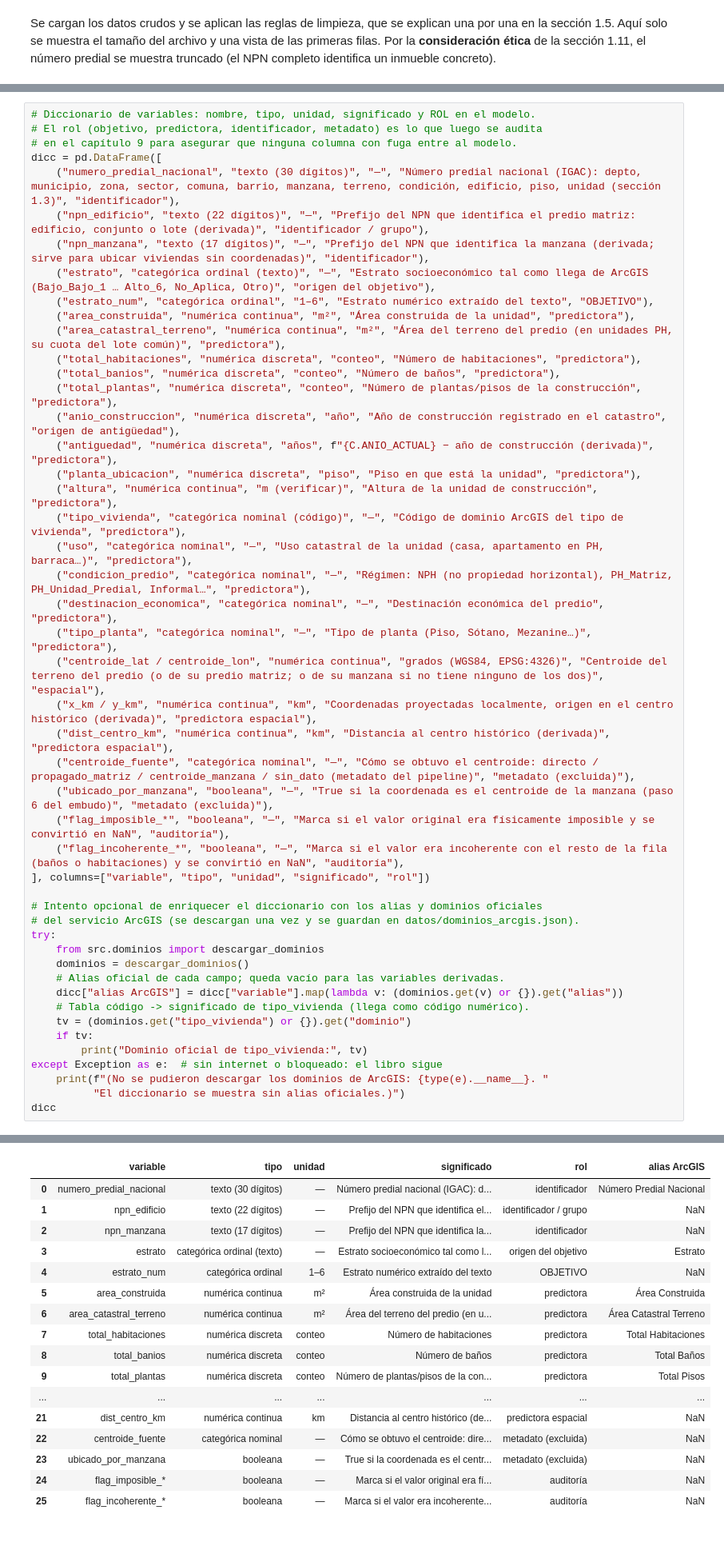
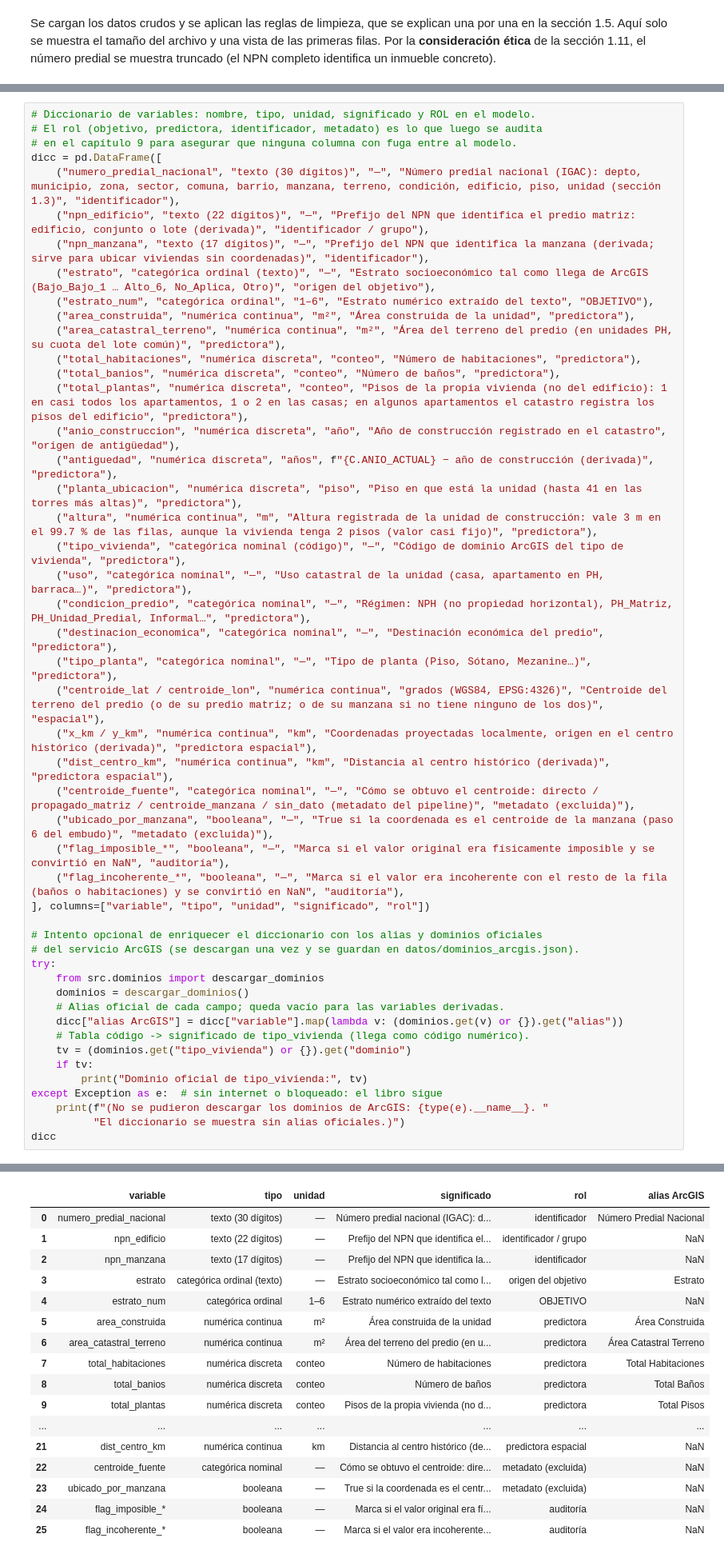
Before and after one commit to mcarocantillo/entregable1-ml-barranquilla, a Jupyter notebook: notebooks/01_base_de_datos.ipynb, the cells around one changed output, grey strips where cells are left out. Shown at 80% size. Drawn from its saved outputs; the diff is of its cells as text.

Commit message:
Aclarar total_plantas, planta_ubicacion y altura (diccionario, limitaciones y etiquetas del dashboard)
Co-Authored-By: Claude Opus 5.5 <noreply@anthropic.com>

```diff
--- a/notebooks/01_base_de_datos.ipynb
+++ b/notebooks/01_base_de_datos.ipynb
@@ -283,11 +283,11 @@ dicc = pd.DataFrame([
     ("area_catastral_terreno", "numérica continua", "m²", "Área del terreno del predio (en unidades PH, su cuota del lote común)", "predictora"),
     ("total_habitaciones", "numérica discreta", "conteo", "Número de habitaciones", "predictora"),
     ("total_banios", "numérica discreta", "conteo", "Número de baños", "predictora"),
-    ("total_plantas", "numérica discreta", "conteo", "Número de plantas/pisos de la construcción", "predictora"),
+    ("total_plantas", "numérica discreta", "conteo", "Pisos de la propia vivienda (no del edificio): 1 en casi todos los apartamentos, 1 o 2 en las casas; en algunos apartamentos el catastro registra los pisos del edificio", "predictora"),
     ("anio_construccion", "numérica discreta", "año", "Año de construcción registrado en el catastro", "origen de antigüedad"),
     ("antiguedad", "numérica discreta", "años", f"{C.ANIO_ACTUAL} − año de construcción (derivada)", "predictora"),
-    ("planta_ubicacion", "numérica discreta", "piso", "Piso en que está la unidad", "predictora"),
-    ("altura", "numérica continua", "m (verificar)", "Altura de la unidad de construcción", "predictora"),
+    ("planta_ubicacion", "numérica discreta", "piso", "Piso en que está la unidad (hasta 41 en las torres más altas)", "predictora"),
+    ("altura", "numérica continua", "m", "Altura registrada de la unidad de construcción: vale 3 m en el 99.7 % de las filas, aunque la vivienda tenga 2 pisos (valor casi fijo)", "predictora"),
     ("tipo_vivienda", "categórica nominal (código)", "—", "Código de dominio ArcGIS del tipo de vivienda", "predictora"),
     ("uso", "categórica nominal", "—", "Uso catastral de la unidad (casa, apartamento en PH, barraca…)", "predictora"),
     ("condicion_predio", "categórica nominal", "—", "Régimen: NPH (no propiedad horizontal), PH_Matriz, PH_Unidad_Predial, Informal…", "predictora"),
@@ -302,34 +302,34 @@ dicc = pd.DataFrame([
     ("flag_incoherente_*", "booleana", "—", "Marca si el valor era incoherente con el resto de la fila (baños o habitaciones) y se convirtió en NaN", "auditoría"),
 ], columns=["variable", "tipo", "unidad", "significado", "rol"])
 
 # Intento opcional de enriquecer el diccionario con los alias y dominios oficiales
 # del servicio ArcGIS (se descargan una vez y se guardan en datos/dominios_arcgis.json).
 try:
     from src.dominios import descargar_dominios
     dominios = descargar_dominios()
     # Alias oficial de cada campo; queda vacío para las variables derivadas.
     dicc["alias ArcGIS"] = dicc["variable"].map(lambda v: (dominios.get(v) or {}).get("alias"))
     # Tabla código -> significado de tipo_vivienda (llega como código numérico).
     tv = (dominios.get("tipo_vivienda") or {}).get("dominio")
     if tv:
         print("Dominio oficial de tipo_vivienda:", tv)
 except Exception as e:  # sin internet o bloqueado: el libro sigue
     print(f"(No se pudieron descargar los dominios de ArcGIS: {type(e).__name__}. "
           "El diccionario se muestra sin alias oficiales.)")
 dicc
 # %% [output]
 Dominio oficial de tipo_vivienda: {'1': 'Vivienda de Interés Social', '2': 'Vivienda de Interés Prioritario', '3': 'Vivienda que no es de interés social', '4': 'No Aplica'}
 |  | variable | tipo | unidad | significado | rol | alias ArcGIS |
 | 0 | numero_predial_nacional | texto (30 dígitos) | — | Número predial nacional (IGAC): d... | identificador | Número Predial Nacional |
 | 1 | npn_edificio | texto (22 dígitos) | — | Prefijo del NPN que identifica el... | identificador / grupo | NaN |
 | 2 | npn_manzana | texto (17 dígitos) | — | Prefijo del NPN que identifica la... | identificador | NaN |
 | 3 | estrato | categórica ordinal (texto) | — | Estrato socioeconómico tal como l... | origen del objetivo | Estrato |
 | 4 | estrato_num | categórica ordinal | 1–6 | Estrato numérico extraído del texto | OBJETIVO | NaN |
 | 5 | area_construida | numérica continua | m² | Área construida de la unidad | predictora | Área Construida |
 | 6 | area_catastral_terreno | numérica continua | m² | Área del terreno del predio (en u... | predictora | Área Catastral Terreno |
 | 7 | total_habitaciones | numérica discreta | conteo | Número de habitaciones | predictora | Total Habitaciones |
 | 8 | total_banios | numérica discreta | conteo | Número de baños | predictora | Total Baños |
-| 9 | total_plantas | numérica discreta | conteo | Número de plantas/pisos de la con... | predictora | Total Pisos |
+| 9 | total_plantas | numérica discreta | conteo | Pisos de la propia vivienda (no d... | predictora | Total Pisos |
 | ... | ... | ... | ... | ... | ... | ... |
 | 21 | dist_centro_km | numérica continua | km | Distancia al centro histórico (de... | predictora espacial | NaN |
 | 22 | centroide_fuente | categórica nominal | — | Cómo se obtuvo el centroide: dire... | metadato (excluida) | NaN |
```
Also changed, not shown: 4 other files.
